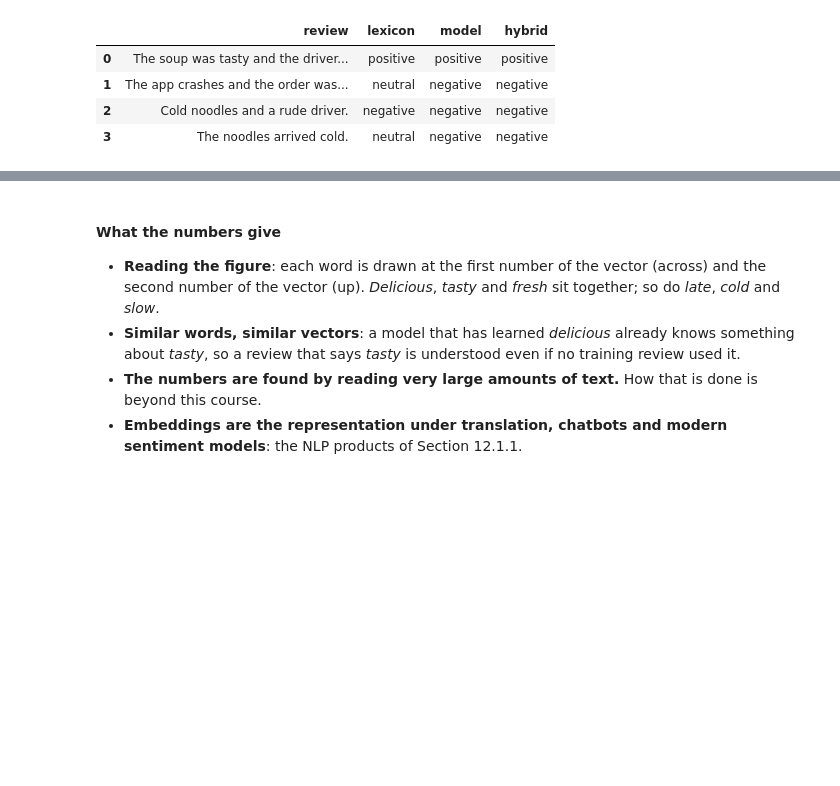
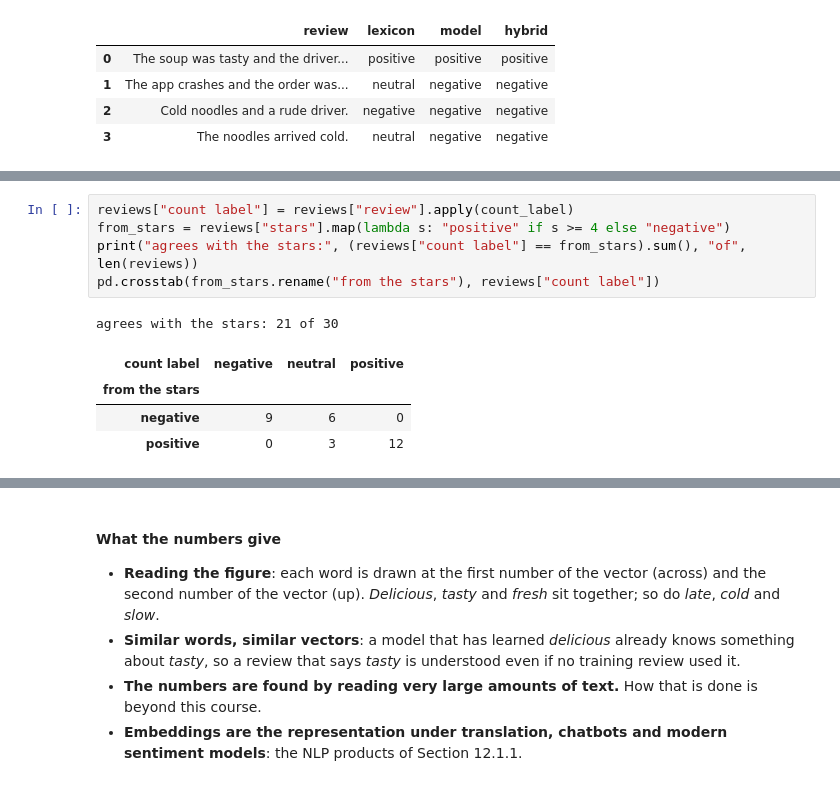
Before and after one commit to payakorn/888102-student, a Jupyter notebook: ch12_3_Types_of_Sentiment_Analysis.ipynb, the cells around one changed output, grey strips where cells are left out. Cells and saved outputs as stored; diff of their text form; blank space fills up the shorter version.

```diff
--- a/ch12_3_Types_of_Sentiment_Analysis.ipynb
+++ b/ch12_3_Types_of_Sentiment_Analysis.ipynb
@@ -570,0 +647,11 @@ pd.DataFrame({"review": four,
+# %%
+reviews["count label"] = reviews["review"].apply(count_label)
+from_stars = reviews["stars"].map(lambda s: "positive" if s >= 4 else "negative")
+print("agrees with the stars:", (reviews["count label"] == from_stars).sum(), "of", len(reviews))
+pd.crosstab(from_stars.rename("from the stars"), reviews["count label"])
+# %% [output]
+agrees with the stars: 21 of 30
+| count label | negative | neutral | positive |
+| from the stars |  |  |  |
+| negative | 9 | 6 | 0 |
+| positive | 0 | 3 | 12 |
```
Also changed, not shown: parts of 17 cells of this notebook.
